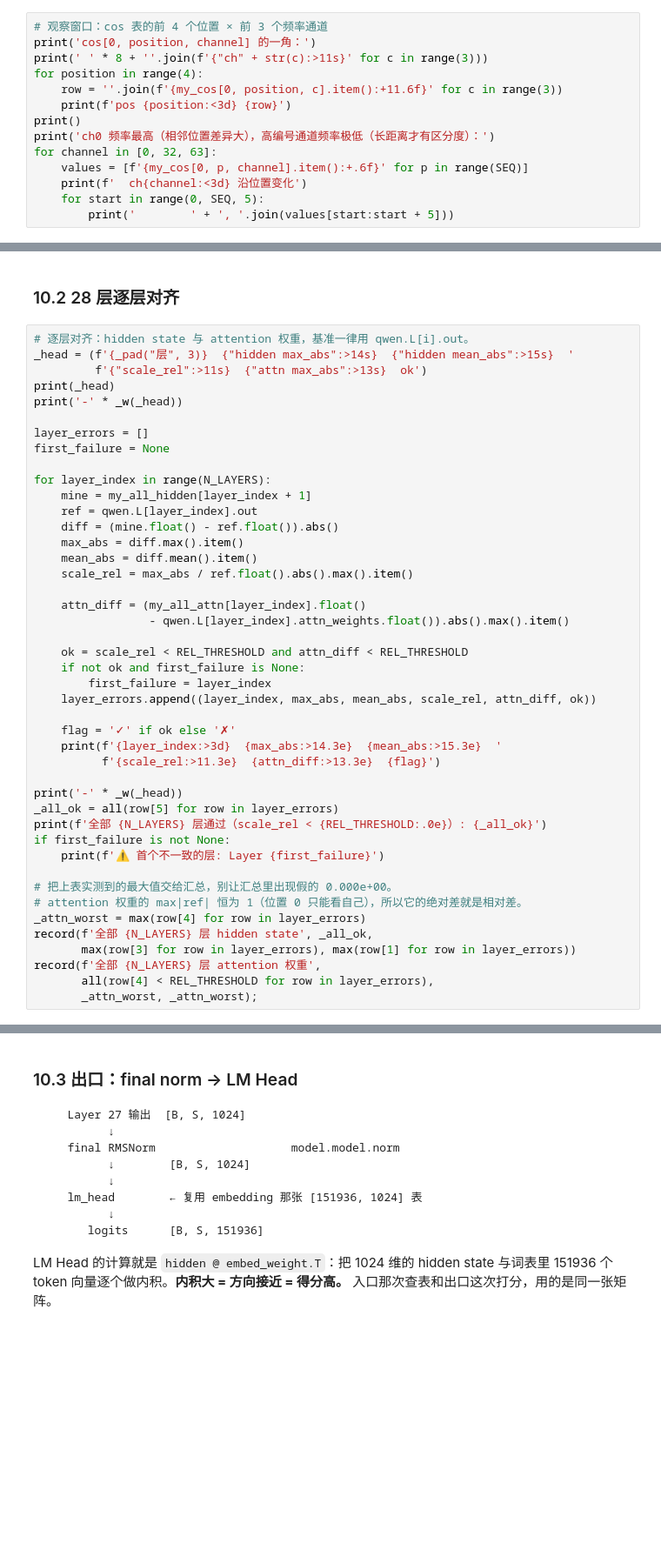
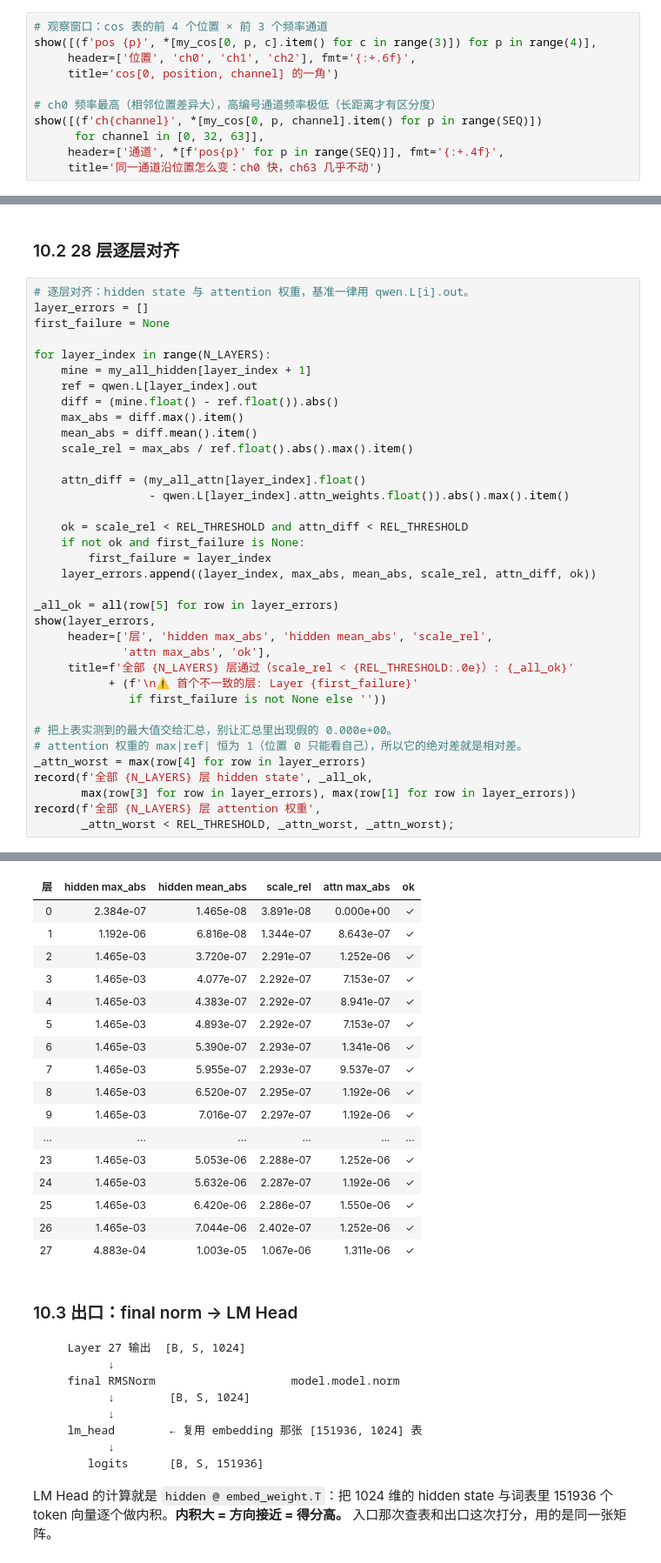
Before and after one commit to metaphyc/qwen3-miniLab, a Jupyter notebook: notebooks/02_dissect_forward_pass.ipynb, the cells around one changed output, grey strips where cells are left out. Shown at 87% size. Drawn from its saved outputs; the diff is of its cells as text; blank space fills up the shorter version.

```diff
--- a/notebooks/02_dissect_forward_pass.ipynb
+++ b/notebooks/02_dissect_forward_pass.ipynb
@@ -1351,15 +1425,12 @@ cos/sin  (1, 9, 128)
 # %%
 # 观察窗口：cos 表的前 4 个位置 × 前 3 个频率通道
-print('cos[0, position, channel] 的一角：')
-print(' ' * 8 + ''.join(f'{"ch" + str(c):>11s}' for c in range(3)))
-for position in range(4):
-    row = ''.join(f'{my_cos[0, position, c].item():+11.6f}' for c in range(3))
-    print(f'pos {position:<3d} {row}')
-print()
-print('ch0 频率最高（相邻位置差异大），高编号通道频率极低（长距离才有区分度）：')
-for channel in [0, 32, 63]:
-    values = [f'{my_cos[0, p, channel].item():+.6f}' for p in range(SEQ)]
-    print(f'  ch{channel:<3d} 沿位置变化')
-    for start in range(0, SEQ, 5):
-        print('        ' + ', '.join(values[start:start + 5]))
+show([(f'pos {p}', *[my_cos[0, p, c].item() for c in range(3)]) for p in range(4)],
+     header=['位置', 'ch0', 'ch1', 'ch2'], fmt='{:+.6f}',
+     title='cos[0, position, channel] 的一角')
+
+# ch0 频率最高（相邻位置差异大），高编号通道频率极低（长距离才有区分度）
+show([(f'ch{channel}', *[my_cos[0, p, channel].item() for p in range(SEQ)])
+      for channel in [0, 32, 63]],
+     header=['通道', *[f'pos{p}' for p in range(SEQ)]], fmt='{:+.4f}',
+     title='同一通道沿位置怎么变：ch0 快，ch63 几乎不动')
 # %% [output]
@@ -2089,11 +2157,6 @@ my_all_attn      28 个 × (1, 16, 9, 9)
 ### 10.2 28 层逐层对齐
 # %%
 # 逐层对齐：hidden state 与 attention 权重，基准一律用 qwen.L[i].out。
-_head = (f'{_pad("层", 3)}  {"hidden max_abs":>14s}  {"hidden mean_abs":>15s}  '
-         f'{"scale_rel":>11s}  {"attn max_abs":>13s}  ok')
-print(_head)
-print('-' * _w(_head))
-
 layer_errors = []
 first_failure = None
 
@@ -2113,15 +2176,13 @@ for layer_index in range(N_LAYERS):
         first_failure = layer_index
     layer_errors.append((layer_index, max_abs, mean_abs, scale_rel, attn_diff, ok))
 
-    flag = '✓' if ok else '✗'
-    print(f'{layer_index:>3d}  {max_abs:>14.3e}  {mean_abs:>15.3e}  '
-          f'{scale_rel:>11.3e}  {attn_diff:>13.3e}  {flag}')
-
-print('-' * _w(_head))
 _all_ok = all(row[5] for row in layer_errors)
-print(f'全部 {N_LAYERS} 层通过（scale_rel < {REL_THRESHOLD:.0e}）: {_all_ok}')
-if first_failure is not None:
-    print(f'⚠ 首个不一致的层: Layer {first_failure}')
+show(layer_errors,
+     header=['层', 'hidden max_abs', 'hidden mean_abs', 'scale_rel',
+             'attn max_abs', 'ok'],
+     title=f'全部 {N_LAYERS} 层通过（scale_rel < {REL_THRESHOLD:.0e}）: {_all_ok}'
+           + (f'\n⚠ 首个不一致的层: Layer {first_failure}'
+              if first_failure is not None else ''))
 
 # 把上表实测到的最大值交给汇总，别让汇总里出现假的 0.000e+00。
 # attention 权重的 max|ref| 恒为 1（位置 0 只能看自己），所以它的绝对差就是相对差。
@@ -2129,6 +2190,5 @@ _attn_worst = max(row[4] for row in layer_errors)
 record(f'全部 {N_LAYERS} 层 hidden state', _all_ok,
        max(row[3] for row in layer_errors), max(row[1] for row in layer_errors))
 record(f'全部 {N_LAYERS} 层 attention 权重',
-       all(row[4] < REL_THRESHOLD for row in layer_errors),
-       _attn_worst, _attn_worst);
+       _attn_worst < REL_THRESHOLD, _attn_worst, _attn_worst);
 # %% [output]
@@ -2151,4 +2195,21 @@ record(f'全部 {N_LAYERS} 层 attention 权重',
 全部 28 层通过（scale_rel < 1e-05）: True
+| 层 | hidden max_abs | hidden mean_abs | scale_rel | attn max_abs | ok |
+| 0 | 2.384e-07 | 1.465e-08 | 3.891e-08 | 0.000e+00 | ✓ |
+| 1 | 1.192e-06 | 6.816e-08 | 1.344e-07 | 8.643e-07 | ✓ |
+| 2 | 1.465e-03 | 3.720e-07 | 2.291e-07 | 1.252e-06 | ✓ |
+| 3 | 1.465e-03 | 4.077e-07 | 2.292e-07 | 7.153e-07 | ✓ |
+| 4 | 1.465e-03 | 4.383e-07 | 2.292e-07 | 8.941e-07 | ✓ |
+| 5 | 1.465e-03 | 4.893e-07 | 2.292e-07 | 7.153e-07 | ✓ |
+| 6 | 1.465e-03 | 5.390e-07 | 2.293e-07 | 1.341e-06 | ✓ |
+| 7 | 1.465e-03 | 5.955e-07 | 2.293e-07 | 9.537e-07 | ✓ |
+| 8 | 1.465e-03 | 6.520e-07 | 2.295e-07 | 1.192e-06 | ✓ |
+| 9 | 1.465e-03 | 7.016e-07 | 2.297e-07 | 1.192e-06 | ✓ |
+| ... | ... | ... | ... | ... | ... |
+| 23 | 1.465e-03 | 5.053e-06 | 2.288e-07 | 1.252e-06 | ✓ |
+| 24 | 1.465e-03 | 5.632e-06 | 2.287e-07 | 1.192e-06 | ✓ |
+| 25 | 1.465e-03 | 6.420e-06 | 2.286e-07 | 1.550e-06 | ✓ |
+| 26 | 1.465e-03 | 7.044e-06 | 2.402e-07 | 1.252e-06 | ✓ |
+| 27 | 4.883e-04 | 1.003e-05 | 1.067e-06 | 1.311e-06 | ✓ |
 # %% [markdown]
 ### 10.3 出口：final norm → LM Head
 
```
Also changed, not shown: parts of 61 cells of this notebook.
